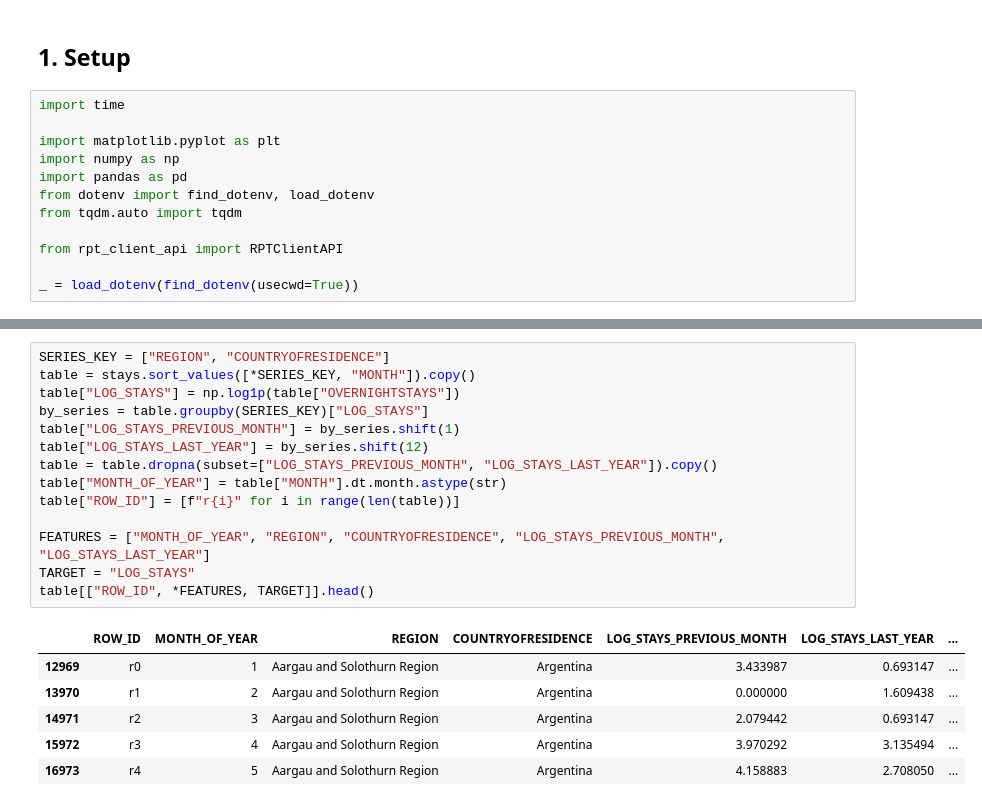
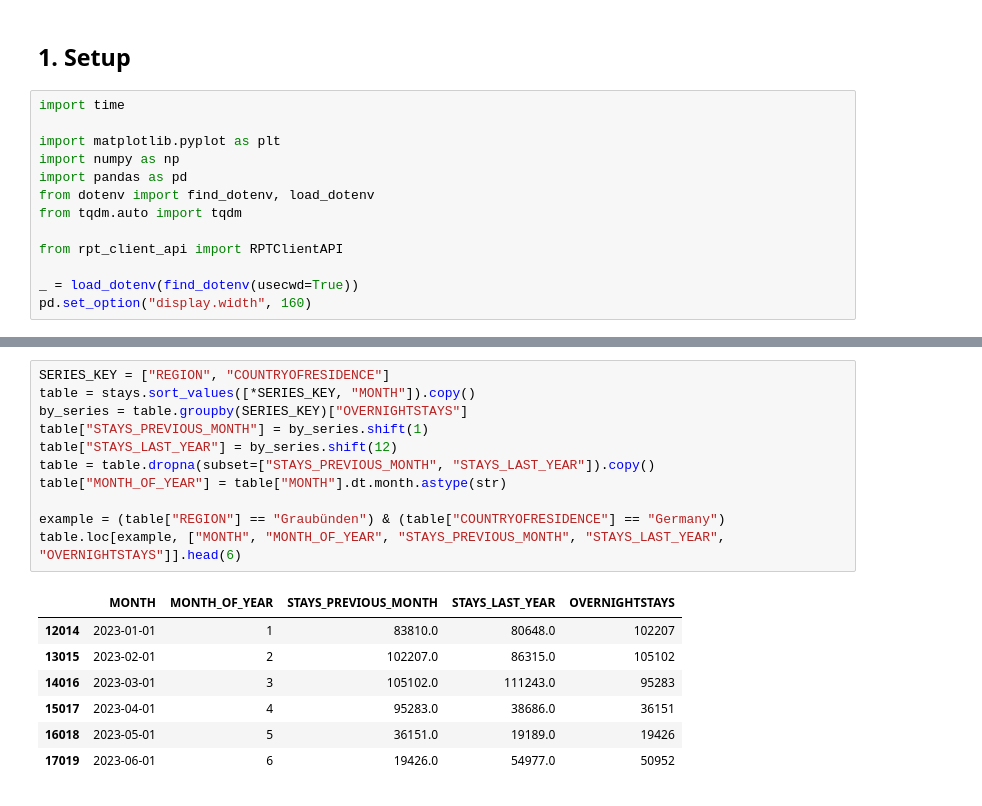
Before and after one commit to SAP-samples/sap-btp-ai-best-practices, a Jupyter notebook: best-practices/narrow-ai/RPT-1/python/rest/02_RPT-1.6_deep_context.ipynb, the cells around one changed output, grey strips where cells are left out. Saved outputs shown, nothing was run; the diff lists cells and outputs as text.

```diff
--- a/best-practices/narrow-ai/RPT-1/python/rest/02_RPT-1.6_deep_context.ipynb
+++ b/best-practices/narrow-ai/RPT-1/python/rest/02_RPT-1.6_deep_context.ipynb
@@ -34,3 +32,4 @@ from tqdm.auto import tqdm
 from rpt_client_api import RPTClientAPI
 
 _ = load_dotenv(find_dotenv(usecwd=True))
+pd.set_option("display.width", 160)
@@ -67,21 +91,19 @@ RPT predicts a cell from the *other columns of the same row*; it does not read r
 # %%
 SERIES_KEY = ["REGION", "COUNTRYOFRESIDENCE"]
 table = stays.sort_values([*SERIES_KEY, "MONTH"]).copy()
-table["LOG_STAYS"] = np.log1p(table["OVERNIGHTSTAYS"])
-by_series = table.groupby(SERIES_KEY)["LOG_STAYS"]
-table["LOG_STAYS_PREVIOUS_MONTH"] = by_series.shift(1)
-table["LOG_STAYS_LAST_YEAR"] = by_series.shift(12)
-table = table.dropna(subset=["LOG_STAYS_PREVIOUS_MONTH", "LOG_STAYS_LAST_YEAR"]).copy()
+by_series = table.groupby(SERIES_KEY)["OVERNIGHTSTAYS"]
+table["STAYS_PREVIOUS_MONTH"] = by_series.shift(1)
+table["STAYS_LAST_YEAR"] = by_series.shift(12)
+table = table.dropna(subset=["STAYS_PREVIOUS_MONTH", "STAYS_LAST_YEAR"]).copy()
 table["MONTH_OF_YEAR"] = table["MONTH"].dt.month.astype(str)
-table["ROW_ID"] = [f"r{i}" for i in range(len(table))]
 
-FEATURES = ["MONTH_OF_YEAR", "REGION", "COUNTRYOFRESIDENCE", "LOG_STAYS_PREVIOUS_MONTH", "LOG_STAYS_LAST_YEAR"]
-TARGET = "LOG_STAYS"
-table[["ROW_ID", *FEATURES, TARGET]].head()
+example = (table["REGION"] == "Graubünden") & (table["COUNTRYOFRESIDENCE"] == "Germany")
+table.loc[example, ["MONTH", "MONTH_OF_YEAR", "STAYS_PREVIOUS_MONTH", "STAYS_LAST_YEAR", "OVERNIGHTSTAYS"]].head(6)
 # %% [output]
-|  | ROW_ID | MONTH_OF_YEAR | REGION | COUNTRYOFRESIDENCE | LOG_STAYS_PREVIOUS_MONTH | LOG_STAYS_LAST_YEAR | ... |
-| 12969 | r0 | 1 | Aargau and Solothurn Region | Argentina | 3.433987 | 0.693147 | ... |
-| 13970 | r1 | 2 | Aargau and Solothurn Region | Argentina | 0.000000 | 1.609438 | ... |
-| 14971 | r2 | 3 | Aargau and Solothurn Region | Argentina | 2.079442 | 0.693147 | ... |
-| 15972 | r3 | 4 | Aargau and Solothurn Region | Argentina | 3.970292 | 3.135494 | ... |
-| 16973 | r4 | 5 | Aargau and Solothurn Region | Argentina | 4.158883 | 2.708050 | ... |
+|  | MONTH | MONTH_OF_YEAR | STAYS_PREVIOUS_MONTH | STAYS_LAST_YEAR | OVERNIGHTSTAYS |
+| 12014 | 2023-01-01 | 1 | 83810.0 | 80648.0 | 102207 |
+| 13015 | 2023-02-01 | 2 | 102207.0 | 86315.0 | 105102 |
+| 14016 | 2023-03-01 | 3 | 105102.0 | 111243.0 | 95283 |
+| 15017 | 2023-04-01 | 4 | 95283.0 | 38686.0 | 36151 |
+| 16018 | 2023-05-01 | 5 | 36151.0 | 19189.0 | 19426 |
+| 17019 | 2023-06-01 | 6 | 19426.0 | 54977.0 | 50952 |
```
Also changed, not shown: parts of 26 cells of this notebook.
